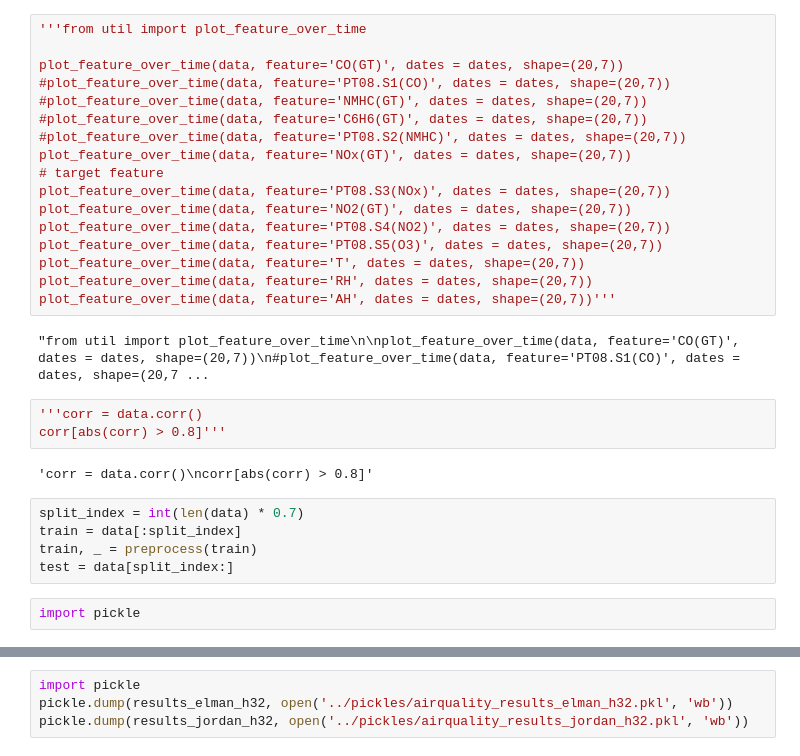
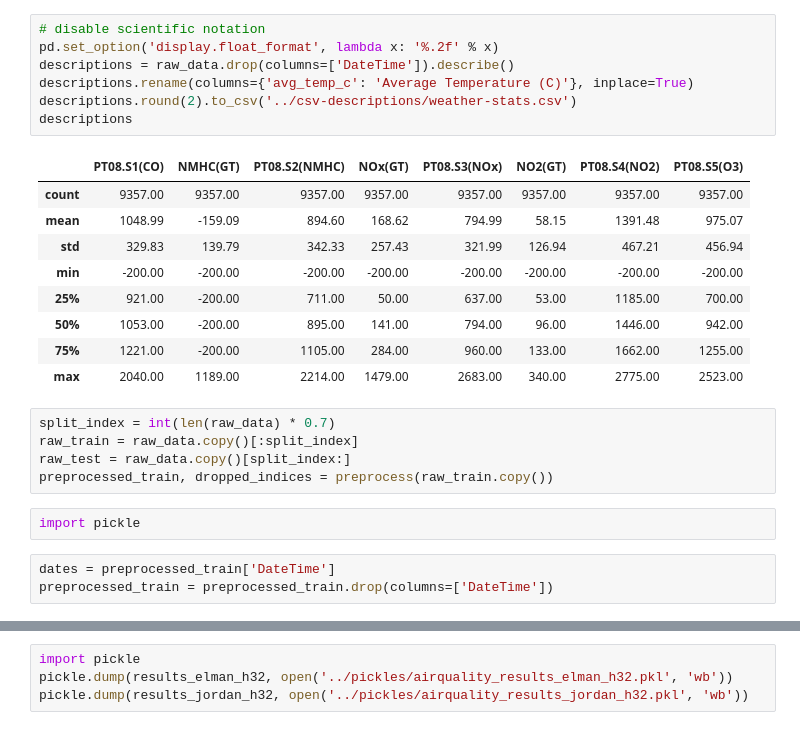
Before and after one commit to chrisjohnklopper/Machine-Learning-Assignment-3, a Jupyter notebook: notebooks/airquality.ipynb, the cells around one changed output, grey strips where cells are left out. Saved outputs shown, nothing was run; the diff lists cells and outputs as text.

```diff
--- a/notebooks/airquality.ipynb
+++ b/notebooks/airquality.ipynb
@@ -81,32 +68,28 @@ data.head(n=100)
-# %%
-'''from util import plot_feature_over_time
-
-plot_feature_over_time(data, feature='CO(GT)', dates = dates, shape=(20,7))
-#plot_feature_over_time(data, feature='PT08.S1(CO)', dates = dates, shape=(20,7))
-#plot_feature_over_time(data, feature='NMHC(GT)', dates = dates, shape=(20,7))
-#plot_feature_over_time(data, feature='C6H6(GT)', dates = dates, shape=(20,7))
-#plot_feature_over_time(data, feature='PT08.S2(NMHC)', dates = dates, shape=(20,7))
-plot_feature_over_time(data, feature='NOx(GT)', dates = dates, shape=(20,7))
-# target feature
-plot_feature_over_time(data, feature='PT08.S3(NOx)', dates = dates, shape=(20,7))
-plot_feature_over_time(data, feature='NO2(GT)', dates = dates, shape=(20,7))
-plot_feature_over_time(data, feature='PT08.S4(NO2)', dates = dates, shape=(20,7))
-plot_feature_over_time(data, feature='PT08.S5(O3)', dates = dates, shape=(20,7))
-plot_feature_over_time(data, feature='T', dates = dates, shape=(20,7))
-plot_feature_over_time(data, feature='RH', dates = dates, shape=(20,7))
-plot_feature_over_time(data, feature='AH', dates = dates, shape=(20,7))'''
-# %% [output]
-"from util import plot_feature_over_time\n\nplot_feature_over_time(data, feature='CO(GT)', dates = dates, shape=(20,7))\n#plot_feature_over_time(data, feature='PT08.S1(CO)', dates = dates, shape=(20,7 ...
-# %%
-'''corr = data.corr()
-corr[abs(corr) > 0.8]'''
-# %% [output]
-'corr = data.corr()\ncorr[abs(corr) > 0.8]'
+# %%
+# disable scientific notation
+pd.set_option('display.float_format', lambda x: '%.2f' % x)
+descriptions = raw_data.drop(columns=['DateTime']).describe()
+descriptions.rename(columns={'avg_temp_c': 'Average Temperature (C)'}, inplace=True)
+descriptions.round(2).to_csv('../csv-descriptions/weather-stats.csv')
+descriptions
+# %% [output]
+|  | PT08.S1(CO) | NMHC(GT) | PT08.S2(NMHC) | NOx(GT) | PT08.S3(NOx) | NO2(GT) | PT08.S4(NO2) | PT08.S5(O3) |
+| count | 9357.00 | 9357.00 | 9357.00 | 9357.00 | 9357.00 | 9357.00 | 9357.00 | 9357.00 |
+| mean | 1048.99 | -159.09 | 894.60 | 168.62 | 794.99 | 58.15 | 1391.48 | 975.07 |
+| std | 329.83 | 139.79 | 342.33 | 257.43 | 321.99 | 126.94 | 467.21 | 456.94 |
+| min | -200.00 | -200.00 | -200.00 | -200.00 | -200.00 | -200.00 | -200.00 | -200.00 |
+| 25% | 921.00 | -200.00 | 711.00 | 50.00 | 637.00 | 53.00 | 1185.00 | 700.00 |
+| 50% | 1053.00 | -200.00 | 895.00 | 141.00 | 794.00 | 96.00 | 1446.00 | 942.00 |
+| 75% | 1221.00 | -200.00 | 1105.00 | 284.00 | 960.00 | 133.00 | 1662.00 | 1255.00 |
+| max | 2040.00 | 1189.00 | 2214.00 | 1479.00 | 2683.00 | 340.00 | 2775.00 | 2523.00 |
 # %%
-split_index = int(len(data) * 0.7)
-train = data[:split_index]
-train, _ = preprocess(train)
-test = data[split_index:]
+split_index = int(len(raw_data) * 0.7)
+raw_train = raw_data.copy()[:split_index]
+raw_test = raw_data.copy()[split_index:]
+preprocessed_train, dropped_indices = preprocess(raw_train.copy())
 # %%
 import pickle
+# %%
+dates = preprocessed_train['DateTime']
+preprocessed_train = preprocessed_train.drop(columns=['DateTime'])
 # %%
```
Also changed, not shown: parts of 10 cells of this notebook, 16 other files.
